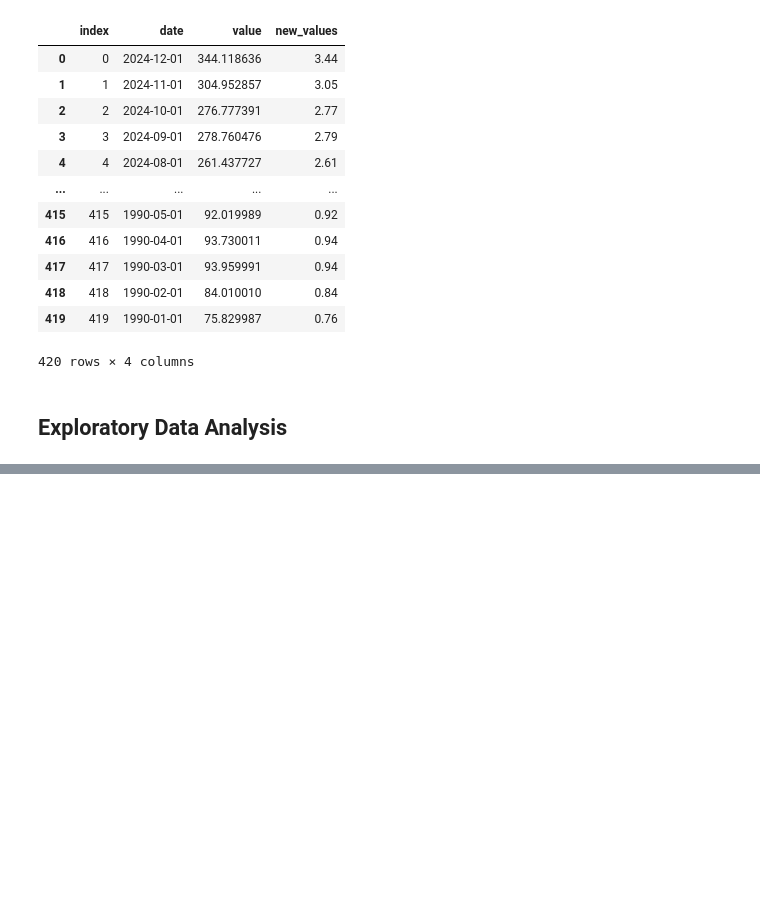
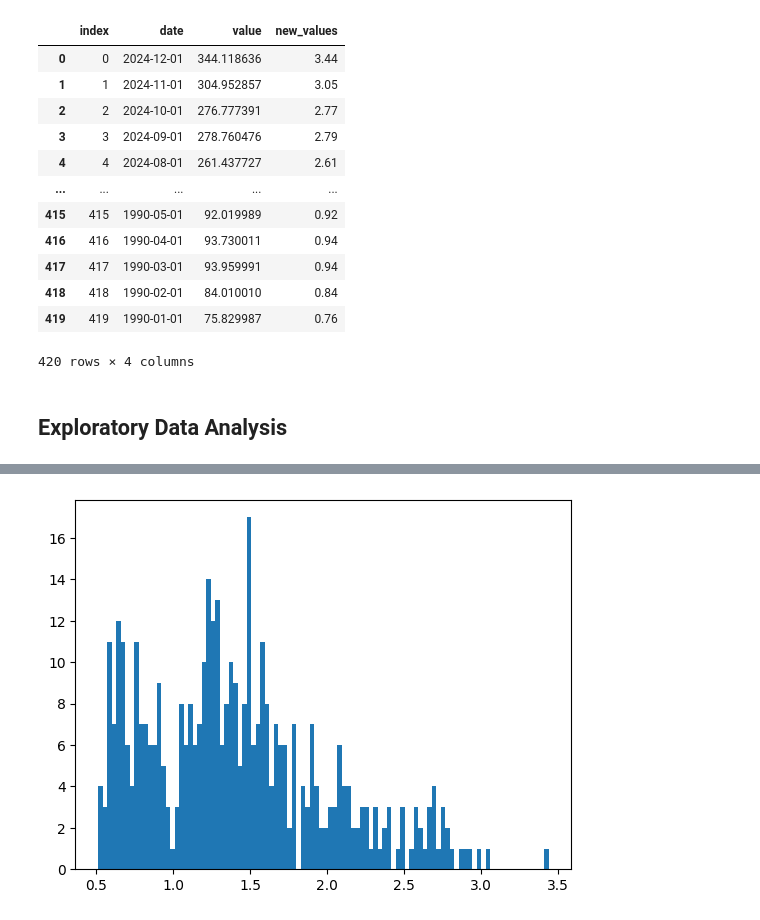
Before and after one commit to JConrad35/Coffee-Price-Prediction, a Jupyter notebook: Coffee-Price-Prediction.ipynb, the cells around one changed output, grey strips where cells are left out. Saved outputs shown, nothing was run; the diff lists cells and outputs as text; code cells hidden in the pictures; blank space fills up the shorter version.

```diff
--- a/Coffee-Price-Prediction.ipynb
+++ b/Coffee-Price-Prediction.ipynb
@@ -112,0 +114,3 @@ import seaborn as sb
+# %%
+df = df.drop(columns = ['index', 'value'])
+df
@@ -112,0 +143,5 @@ import seaborn as sb
+# %%
+plt.hist(df['new_values'], bins = 100)
+plt.show()
+# %% [output]
+[figure, added]
```
Also changed, not shown: parts of 7 cells of this notebook.
